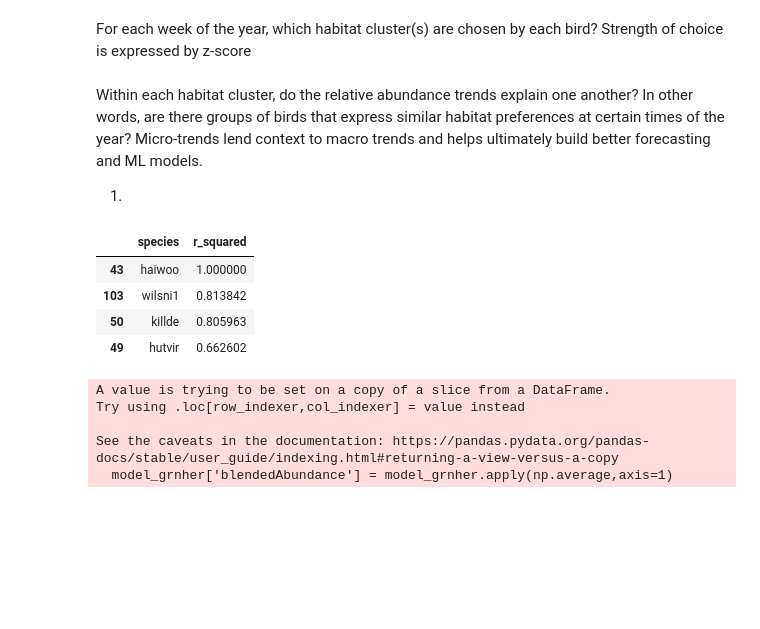
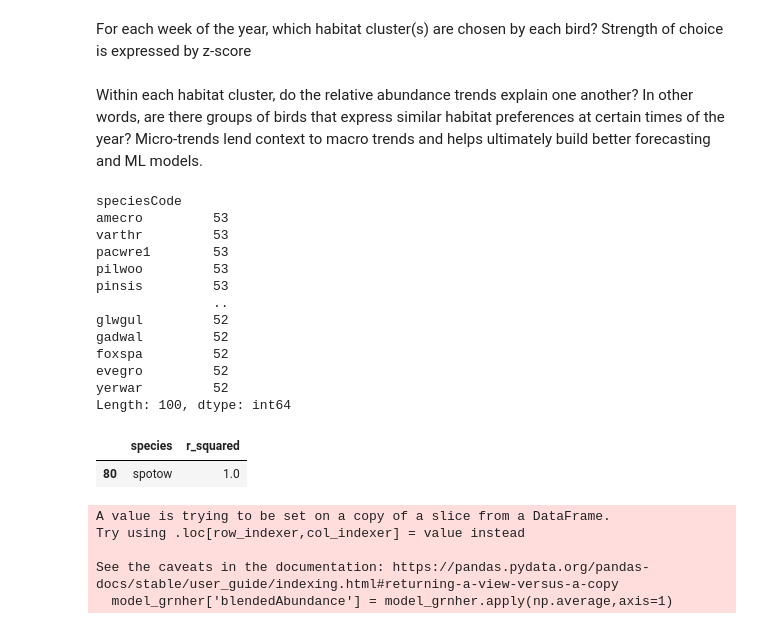
Before and after one commit to Tanag3r/trailheadDirect_birds, a Jupyter notebook: trailheadHabitat_analysis.ipynb, the cells around one changed output. Drawn from its saved outputs; the diff is of its cells as text; code cells hidden in the pictures; blank space fills up the shorter version.

```diff
--- a/trailheadHabitat_analysis.ipynb
+++ b/trailheadHabitat_analysis.ipynb
@@ -209,8 +253,6 @@ See the caveats in the documentation: https://pandas.pydata.org/pandas-docs/stab
 For each week of the year, which habitat cluster(s) are chosen by each bird? Strength of choice is expressed by z-score
 # %% [markdown]
 Within each habitat cluster, do the relative abundance trends explain one another? In other words, are there groups of birds that express similar habitat preferences at certain times of the year? Micro-trends lend context to macro trends and helps ultimately build better forecasting and ML models.
-
-1.
 # %%
 ##TODO #80 develop a reference model for birds present in winter and early spring that returns a list of species that fit the model
 ##TODO #81 write a function that tests the fit of each species' observerd smoothed relative abundance against each model, then returns a model
@@ -235,6 +277,22 @@ for modes in methods:
         modes['order']
 # %%
 def build_abundanceModels(allBirds: pd.DataFrame, methods: list)
+# %%
+habOne_abundance.value_counts(['speciesCode'])
+# %% [output]
+speciesCode
+amecro         53
+varthr         53
+pacwre1        53
+pilwoo         53
+pinsis         53
+               ..
+glwgul         52
+gadwal         52
+foxspa         52
+evegro         52
+yerwar         52
+Length: 100, dtype: int64
 # %%
 #interpolation testing
 ##TODO #87 turn block into a function that takes relative abundance values as and returns a list of like birds with the best interpolation method as an r2 score
@@ -245,7 +303,7 @@ weekSeries = pd.DataFrame(range(1,53),columns=['week'])
 for speciesCode in speciesKeys.itertuples():
     winterGuy = allBirds[allBirds['speciesCode']== speciesCode.speciesCode].reset_index()
     winterGuy = winterGuy[['obsDt_week','relativeAbundance']].set_index('obsDt_week')
-    winterGuy = winterGuy.interpolate(method='polynomial',order=7,limit=5,limit_direction='both')
+    winterGuy = winterGuy.interpolate(method='polynomial',order=5,limit=5,limit_direction='both')
 #normalize
     winterGuy_max = winterGuy['relativeAbundance'].max()
     winterGuy_min = winterGuy['relativeAbundance'].min()
@@ -256,23 +314,20 @@ for speciesCode in speciesKeys.itertuples():
 results = pd.concat(helpList,axis=1)
 results = results.fillna(value=0,axis=0)
 #results = results.fillna(method='ffill',axis=0)
-#results['model'] = results[['grnher','vauswi','orcwar']].apply(np.average,axis=1)
+#results['model'] = results[['bkhgro','westan','swathr']].apply(np.average,axis=1)
 
 ##goal output for this function is a dictionary:
 #goals = ({'leadSpecies':'pasfly','method':'polynomial','order':3,'explains':[{'btywar':-1.059640118399928},{'rufhum':-0.04706819541929441},{'warvir':0.4480046324671728}]})
 # %%
-fit = [(species,r2_score(results.haiwoo,results[species])) for species in list(results)]
+fit = [(species,r2_score(results.spotow,results[species])) for species in list(results)]
 fit_df = pd.DataFrame(np.array(fit),columns=['species','r_squared'])
 fit_df.sort_values(by='r_squared',ascending=False,inplace=True)
 fit_df['r_squared'] = fit_df['r_squared'].astype('float64')
 fit_df = fit_df[fit_df['r_squared'] > 0.65]
 fit_df
 # %% [output]
 |  | species | r_squared |
-| 43 | haiwoo | 1.000000 |
-| 103 | wilsni1 | 0.813842 |
-| 50 | killde | 0.805963 |
-| 49 | hutvir | 0.662602 |
+| 80 | spotow | 1.0 |
 # %%
 model_grnher = results[['grnher','vauswi','orcwar']]
 model_grnher['blendedAbundance'] = model_grnher.apply(np.average,axis=1)
```
Also changed, not shown: parts of 3 cells of this notebook.
